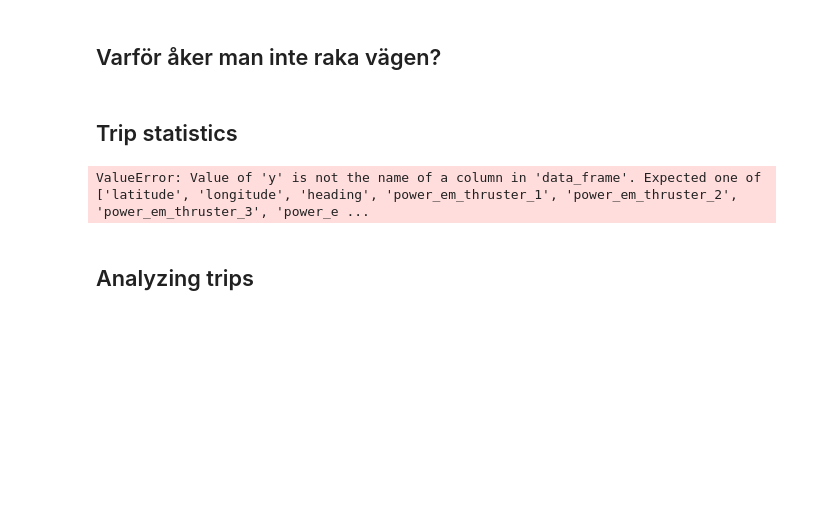
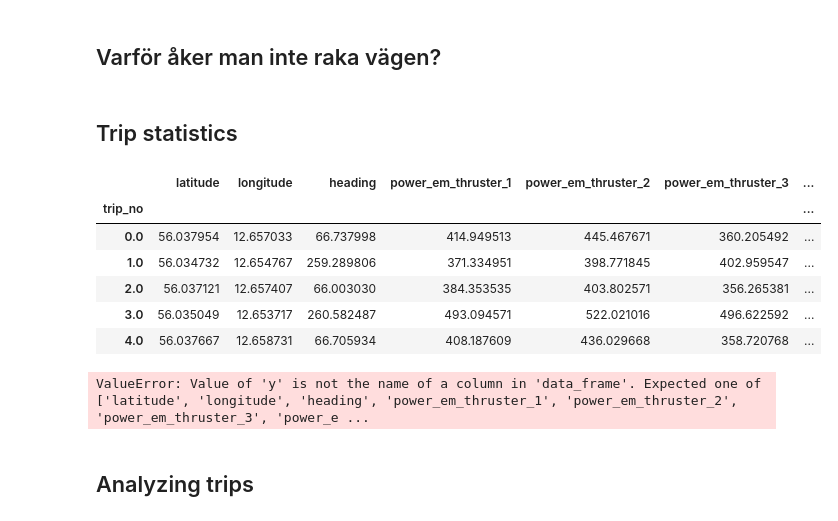
Before and after one commit to martinlarsalbert/datadriven-energieffektivisering-av-fartyg, a Jupyter notebook: presentations/01.2_ForSea_meeting.ipynb, the cells around one changed output. Drawn from its saved outputs; the diff is of its cells as text; code cells hidden in the pictures; blank space fills up the shorter version.

Commit message:
heading and reversing bug fix.

```diff
--- a/presentations/01.2_ForSea_meeting.ipynb
+++ b/presentations/01.2_ForSea_meeting.ipynb
@@ -57,5 +57,5 @@ The autoreload extension is already loaded. To reload it, use:
 # %%
-experiments_path = '../notebooks/pipelines/longterm/experiments'
+experiments_path = '../notebooks/pipelines/longterm'
 experiment = 'tycho_short_parquet'
 experiment_path = os.path.join(experiments_path, experiment)
 file_path = os.path.join(experiment_path, 'id.parquet')
@@ -90,3 +83,16 @@ df_stat = clean_statistics.load_output_as_pandas_dataframe(path=file_path)
+# %%
+file_path = os.path.join(experiment_path,'id_statistics_clean.parquet')
+df_stat = clean_statistics.load_output_as_pandas_dataframe(path=file_path)
+# %%
+df_stat.head()
+# %% [output]
+|  | latitude | longitude | heading | power_em_thruster_1 | power_em_thruster_2 | power_em_thruster_3 | ... |
+| trip_no |  |  |  |  |  |  | ... |
+| 0.0 | 56.037954 | 12.657033 | 66.737998 | 414.949513 | 445.467671 | 360.205492 | ... |
+| 1.0 | 56.034732 | 12.654767 | 259.289806 | 371.334951 | 398.771845 | 402.959547 | ... |
+| 2.0 | 56.037121 | 12.657407 | 66.003030 | 384.353535 | 403.802571 | 356.265381 | ... |
+| 3.0 | 56.035049 | 12.653717 | 260.582487 | 493.094571 | 522.021016 | 496.622592 | ... |
+| 4.0 | 56.037667 | 12.658731 | 66.705934 | 408.187609 | 436.029668 | 358.720768 | ... |
 # %%
 fig = px.scatter(df_stat, x='start_time',y='P', color='trip_direction', width=1500, height=600,
                 color_discrete_sequence=['red','green'])
```
Also changed, not shown: parts of 2 cells of this notebook, 4 other files.
